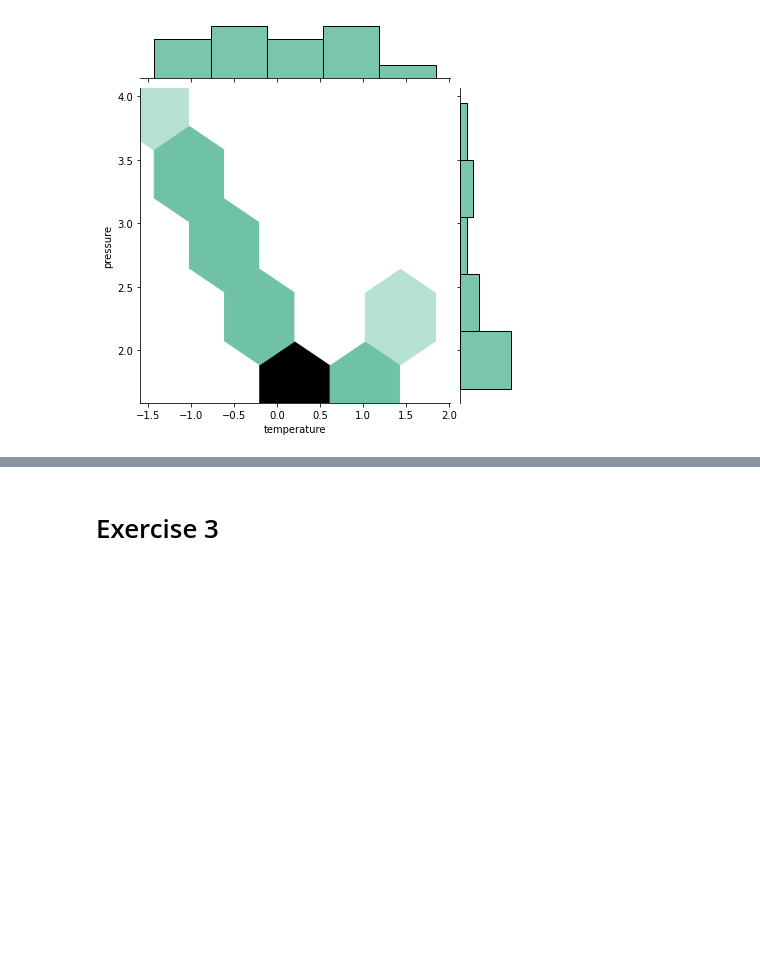
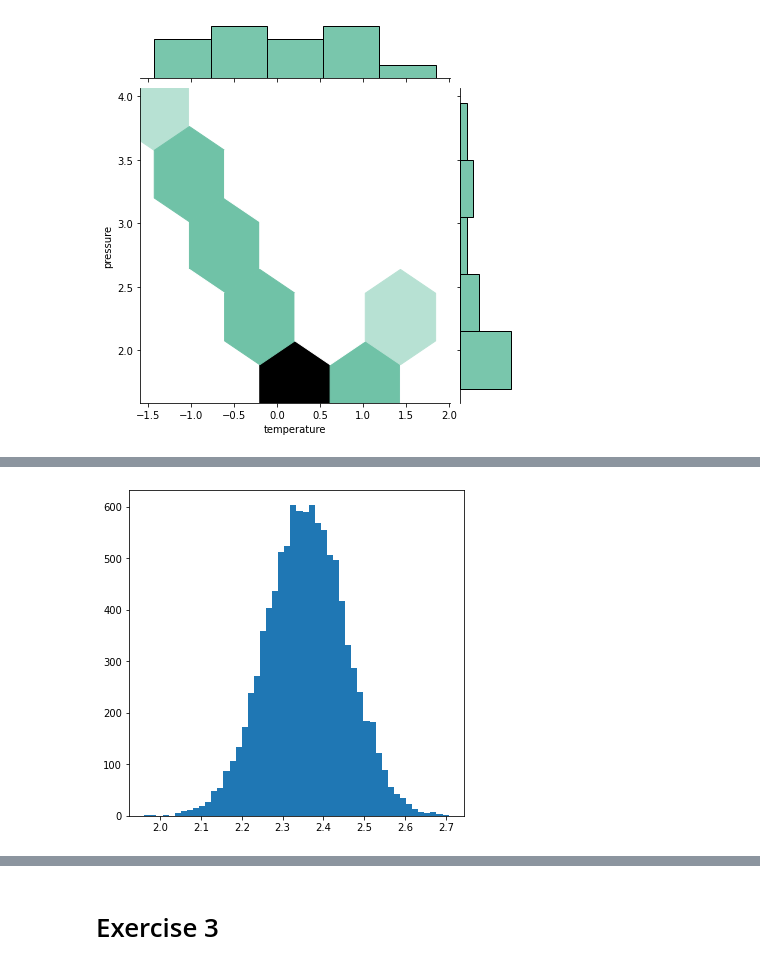
Before and after one commit to erinkhoo/ProbAppNotes, a Jupyter notebook: Notebooks_Notes/Exam Prep/ExamB_init.ipynb, the cells around one changed output, grey strips where cells are left out. Saved outputs shown, nothing was run; the diff lists cells and outputs as text; code cells hidden in the pictures; blank space fills up the shorter version.

```diff
--- a/Notebooks_Notes/Exam Prep/ExamB_init.ipynb
+++ b/Notebooks_Notes/Exam Prep/ExamB_init.ipynb
@@ -37,17 +56,19 @@ plt.ylabel("pressure");
 <Figure size 432x288 with 0 Axes>
 [figure]
 # %%
-# 1
+# 1 = C
 #
 with pm.Model() as logistic_model:
   alpha = pm.Normal('alpha', 0.0, sd=30)
   beta1  = pm.Normal('beta1',  0.0, sd=30)
   beta2  = pm.Normal('beta2',  0.0, sd=30)
-    # complete the model
-  sig = pm.Uniform('sig',.0001,30)          #ADDED
 
-  mu = pm.Deterministic('mu', pm.math.invlogit(alpha + (pm.math.dot(X, beta1)+beta2))
-  like = pm.Normal('Like', mu, sig, observed = y0)  #ADDED
+  # complete the model
+  #sig = pm.Uniform('sig',.0001,30)                   #ADDED
+  #mu = pm.Deterministic('mu', pm.math.invlogit(alpha + (pm.math.dot(X, beta1)+beta2)) #ADDED
+  mu = pm.math.invlogit(alpha + beta1 * x01 + beta2 * x02)
+  #like = pm.Normal('like', mu, #sig, observed = y0)  #ADDED
+  like = pm.Bernoulli("like", mu, observed=y0)        #ADDED
 
 with logistic_model:
     approx = pm.fit(80000)#ADVI method
@@ -100,15 +134,5 @@ plt.ylabel("pressure");
 # %%
-deg = 4
-Xscalar0 = x1#.reshape(-1,1)
-for i in range(1, deg+1):
-    Xscalar0 = np.hstack([Xscalar0, x1#.reshape(-1,1)
-    **i]) #polynomial features
-
-Xscalar1 = x2#.reshape(-1,1)
-for i in range(1, deg+1):
-    Xscalar1 = np.hstack([Xscalar1, x2#.reshape(-1,1)
-    **i]) #polynomial features
-
+# 2 = B
 # x = 1.8
 
 with pm.Model() as poly_reg:
@@ -117,22 +141,26 @@ with pm.Model() as poly_reg:
     beta2   = pm.Normal('beta2', 0.0, sd=30)
     sigma1 = pm.Uniform('sigma1', 0.0001, 30)
     sigma2 = pm.Uniform('sigma2', 0.0001, 30)
+    #complete the model
 
     #Scalar data x1 temperature
-    mu0 = alpha + pm.math.dot(Xscalar0, beta1)
-    like0 = pm.Normal('Like0', mu0, sigma1, observed=y1)
+    #mu0 = alpha + pm.math.dot(Xscalar0, beta1)           #ADDED
+    mu0 = alpha + beta1*x1 + beta2*pow(x1, 2)             #ADDED
+    like0 = pm.Normal('Like0', mu0, sigma1, observed=y1)  #ADDED
 
     #Scalar data x2 temperature
-    mu1 = alpha + pm.math.dot(Xscalar1, beta2)
-    like1 = pm.Normal('Like0', mu1, sigma2, observed=y2)
+    #mu1 = alpha + pm.math.dot(Xscalar1, beta2)           #ADDED
+    mu1 = alpha + beta1*x2 + beta2*pow(x2, 2)             #ADDED
+    like1 = pm.Normal('Like1', mu1, sigma2, observed=y2)  #ADDED
 
 with poly_reg:
     approx = pm.fit(80000)#ADVI
 
 posterior = approx.sample(10000)
 
-pm.plot_posterior(posterior, color='LightSeaGreen', kind='hist', bins=50)
+#pm.plot_posterior(posterior, color='LightSeaGreen', kind='hist', bins=50)
 
 plt.figure(figsize=(6,6))
-plt.hist(1.8 * posterior['beta'] + posterior['alpha'], bins=50)
+plt.hist(posterior['alpha'] + (posterior['beta1'] * 1.8) + posterior['beta2'] * 1.8**2, bins=50)
 plt.show()
+# %% [output]
@@ -139,3 +168,4 @@ plt.show()
+[figure, added]
 # %%
 pm.plot_posterior(posterior, color='LightSeaGreen', kind='hist', bins=50)
 # %%
```
Also changed, not shown: parts of 21 cells of this notebook, 5 other files.
